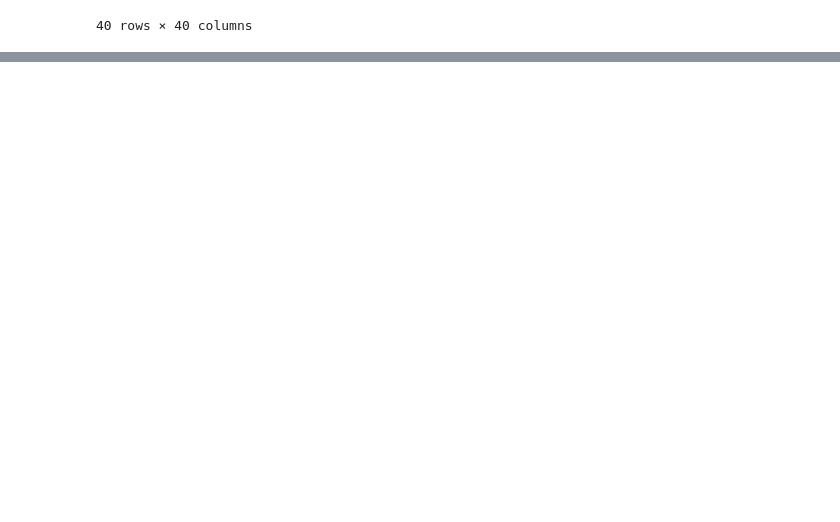
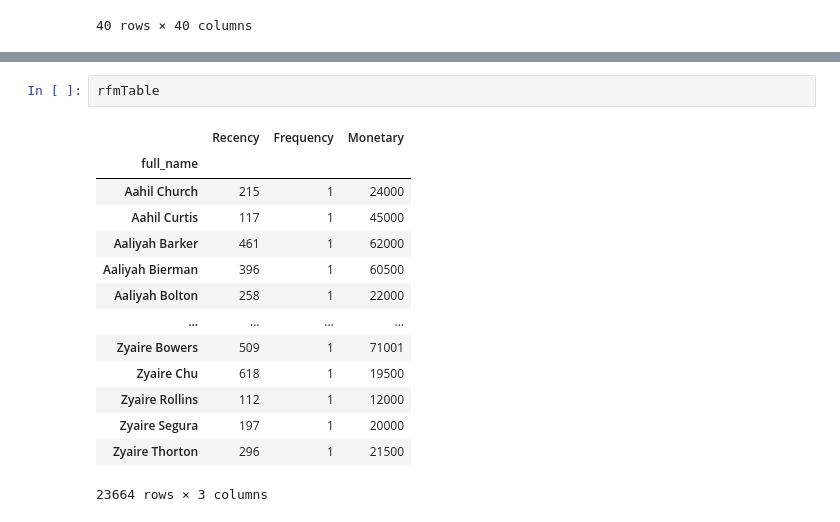
Before and after one commit to LeraBirulya/final_project, a Jupyter notebook: project_.ipynb, the cells around one changed output, grey strips where cells are left out. Drawn from its saved outputs; the diff is of its cells as text; blank space fills up the shorter version.

```diff
--- a/project_.ipynb
+++ b/project_.ipynb
@@ -768,0 +762,17 @@ df_abc = df.groupby('CustomerID', as_index = False).agg({'total_sum': 'sum'}).so
+# %%
+rfmTable
+# %% [output]
+|  | Recency | Frequency | Monetary |
+| full_name |  |  |  |
+| Aahil Church | 215 | 1 | 24000 |
+| Aahil Curtis | 117 | 1 | 45000 |
+| Aaliyah Barker | 461 | 1 | 62000 |
+| Aaliyah Bierman | 396 | 1 | 60500 |
+| Aaliyah Bolton | 258 | 1 | 22000 |
+| ... | ... | ... | ... |
+| Zyaire Bowers | 509 | 1 | 71001 |
+| Zyaire Chu | 618 | 1 | 19500 |
+| Zyaire Rollins | 112 | 1 | 12000 |
+| Zyaire Segura | 197 | 1 | 20000 |
+| Zyaire Thorton | 296 | 1 | 21500 |
+23664 rows × 3 columns
```
Also changed, not shown: parts of 38 cells of this notebook, 3 other files.
